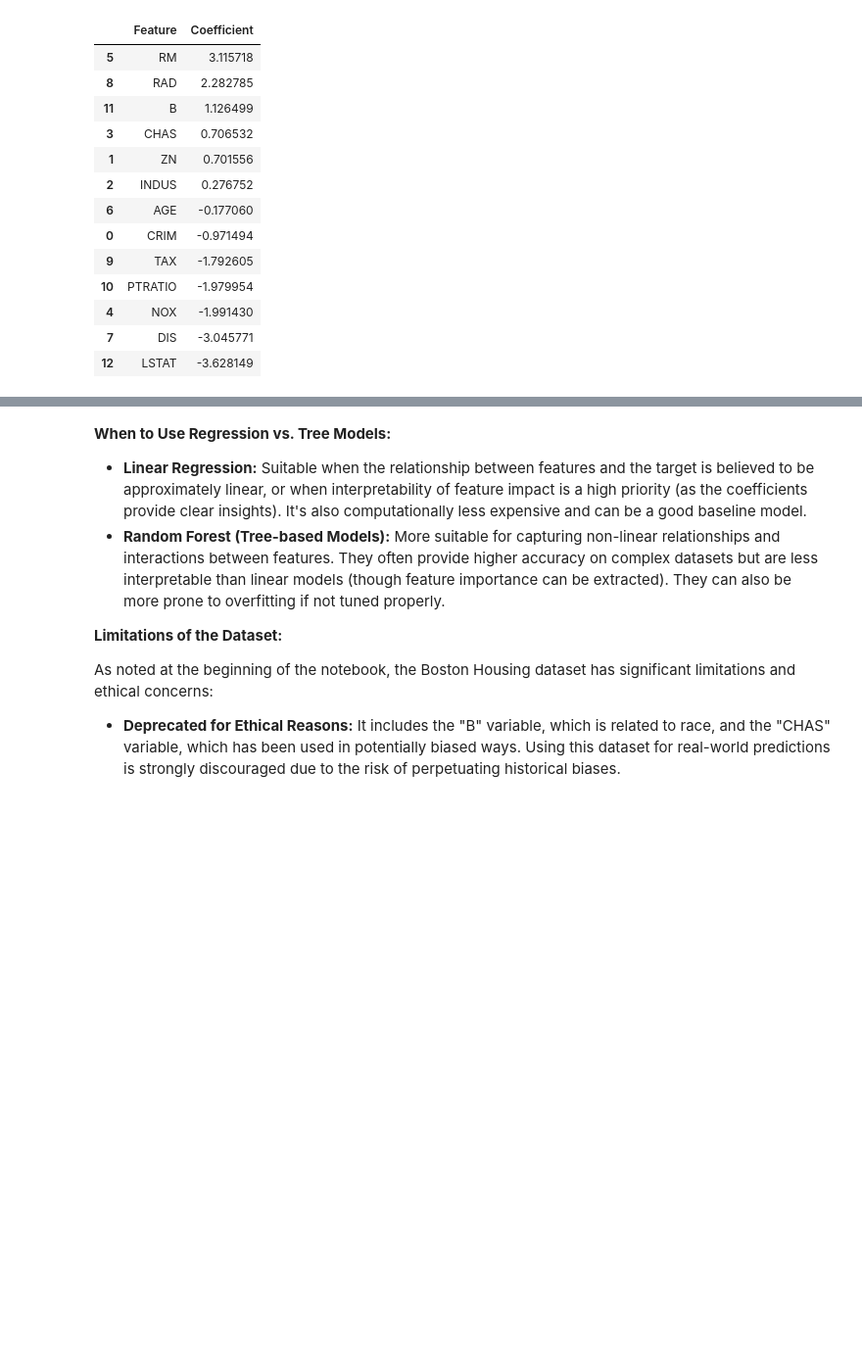
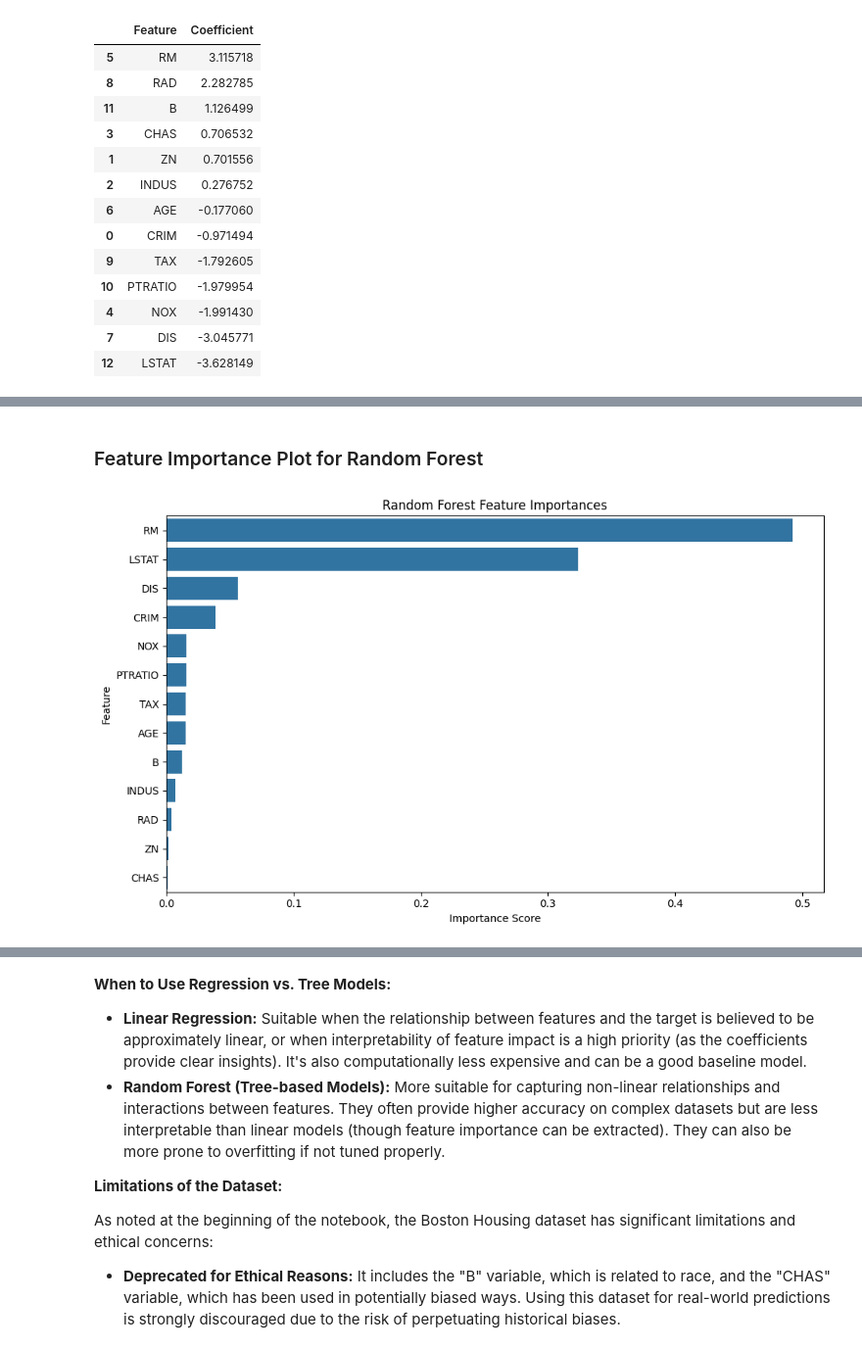
Before and after one commit to acodeforone/22projects, a Jupyter notebook: 05_Boston_Housing_Price_Predictor.ipynb, the cells around one changed output, grey strips where cells are left out. Shown at 98% size. Saved outputs shown, nothing was run; the diff lists cells and outputs as text; code cells hidden in the pictures; blank space fills up the shorter version.

```diff
--- a/05_Boston_Housing_Price_Predictor.ipynb
+++ b/05_Boston_Housing_Price_Predictor.ipynb
@@ -265,7 +304,11 @@ from sklearn.ensemble import RandomForestRegressor
 
 # Initialize and train the RandomForestRegressor model
 # Using a random_state for reproducibility
-forest_model = RandomForestRegressor(random_state=42)
+forest_model = RandomForestRegressor(
+    n_estimators=200,  # number of trees
+    random_state=42,
+    n_jobs=-1          # use all CPU cores
+)
 forest_model.fit(X_train, y_train)
 
 print("RandomForestRegressor model trained.")
@@ -337,0 +404,23 @@ display(coefficients.sort_values(by='Coefficient', ascending=False))
+# %% [markdown]
+### Feature Importance Plot for Random Forest
+# %%
+# --- Feature Importance Plot ---
+# import matplotlib.pyplot as plt
+# import seaborn as sns
+
+# Get feature importances from the trained RF model
+feature_importances = pd.Series(
+    forest_model.feature_importances_,
+    index=X.columns
+).sort_values(ascending=False)
+
+# Plot
+plt.figure(figsize=(10,6))
+sns.barplot(x=feature_importances, y=feature_importances.index)
+plt.title("Random Forest Feature Importances")
+plt.xlabel("Importance Score")
+plt.ylabel("Feature")
+plt.tight_layout()
+plt.show()
+# %% [output]
+[figure, added]
```
Also changed, not shown: parts of 13 cells of this notebook.
